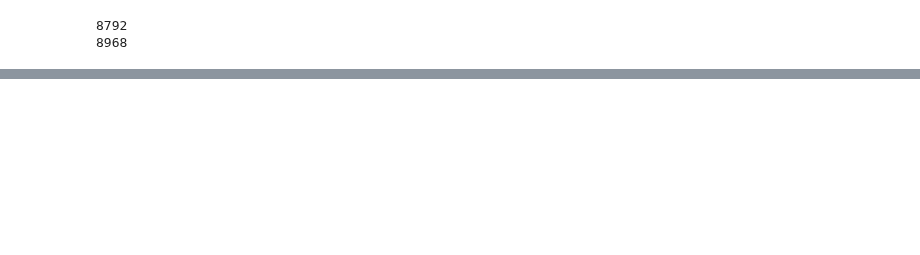
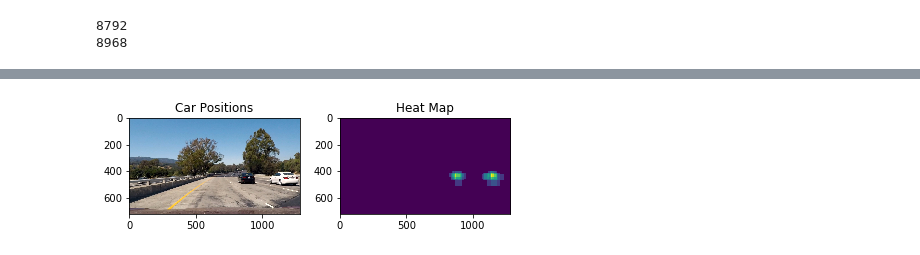
Before and after one commit to Hyagoro/Vehicle_detection_tracking, a Jupyter notebook: vehicle_detection_tracking.ipynb, the cells around one changed output, grey strips where cells are left out. Drawn from its saved outputs; the diff is of its cells as text; code cells hidden in the pictures; blank space fills up the shorter version.

```diff
--- a/vehicle_detection_tracking.ipynb
+++ b/vehicle_detection_tracking.ipynb
@@ -555,3 +580,89 @@ plot_heat_pipeline(image)
 # %%
 from moviepy.editor import VideoFileClip
 from IPython.display import HTML
+# %%
+def add_heat(heatmap, bbox_list):
+    # Iterate through list of bboxes
+    for box in bbox_list:
+        # Add += 1 for all pixels inside each bbox
+        # Assuming each "box" takes the form ((x1, y1), (x2, y2))
+        heatmap[box[0][1]:box[1][1], box[0][0]:box[1][0]] += 1
+
+    # Return updated heatmap
+    return heatmap# Iterate through list of bboxes
+
+def apply_threshold(heatmap, threshold):
+    # Zero out pixels below the threshold
+    heatmap[heatmap <= threshold] = 0
+    # Return thresholded map
+    return heatmap
+
+def draw_labeled_bboxes(img, labels, collection_boxes, heatmap):
+    # Iterate through all detected cars
+    for car_number in range(1, labels[1]+1):
+        # Find pixels with each car_number label value
+        nonzero = (labels[0] == car_number).nonzero()
+        # Identify x and y values of those pixels
+        nonzeroy = np.array(nonzero[0])
+        nonzerox = np.array(nonzero[1])
+        # Define a bounding box based on min/max x and y
+        bbox = ((np.min(nonzerox), np.min(nonzeroy)), (np.max(nonzerox), np.max(nonzeroy)))
+
+        weight = max(heatmap[bbox[0][1]:bbox[1][1], bbox[0][0]:bbox[1][0]].ravel())
+
+        #print("bbox[1][0] = x{}".format(bbox[1][0]))
+        #print("bbox[1][1] = y{}".format(bbox[1][1]))
+        #print("bbox[0][0] = x{}".format(bbox[0][0]))
+        #print("bbox[0][1] = y{}".format(bbox[0][1]))
+        #print(heatmap.shape)
+
+        target = boxe_target(bbox, weight)
+        collection_boxes.add(target)
+
+    for element in collection_boxes.boxe_list:
+        # Draw the box on the image
+        temp = element.get_best_coord()
+        if temp != None:
+            cv2.rectangle(img, (int(temp[0][0]), int(temp[0][1])),
+                      (int(temp[1][0]), int(temp[1][1])), (0,0,element.weight), 6)
+
+    collection_boxes.refresh()
+    # Return the image
+    return img
+
+def heat_pipeline(boxes):
+    heat = np.zeros_like(image[:,:,0]).astype(np.float)
+    # Add heat to each box in box list
+    heat = add_heat(heat, boxes)
+
+    # Apply threshold to help remove false positives
+    heat = apply_threshold(heat, 1)
+
+    # Visualize the heatmap when displaying
+    heatmap = np.clip(heat, 0, 255)
+
+    # Find final boxes from heatmap using label function
+    return label(heatmap), heatmap
+
+def plot_heat_pipeline(image, collection_boxes):
+    #boxes = find_cars(image, 400, 656, 1.5, svc, X_scaler, orient=9,
+    #             pix_per_cell=8, cell_per_block=2, spatial_size=(32, 32), hist_bins=32)
+
+    hot_windows = find_cars_multiple_scale(image, met=[2])
+
+    labels, heatmap = heat_pipeline(hot_windows)
+    draw_img = draw_labeled_bboxes(np.copy(image), labels, collection_boxes, heatmap)
+
+    fig = plt.figure()
+    plt.subplot(121)
+    plt.imshow(draw_img)
+    plt.title('Car Positions')
+    plt.subplot(122)
+    plt.imshow(heatmap)
+    plt.title('Heat Map')
+    fig.tight_layout()
+
+image = mpimg.imread('./test_images/test1.jpg')
+collection_boxes = boxe_target_col()
+plot_heat_pipeline(image, collection_boxes)
+# %% [output]
@@ -558 +671,2 @@ from IPython.display import HTML
+[figure, added]
 # %%
```
Also changed, not shown: parts of 14 cells of this notebook, 12 other files.
